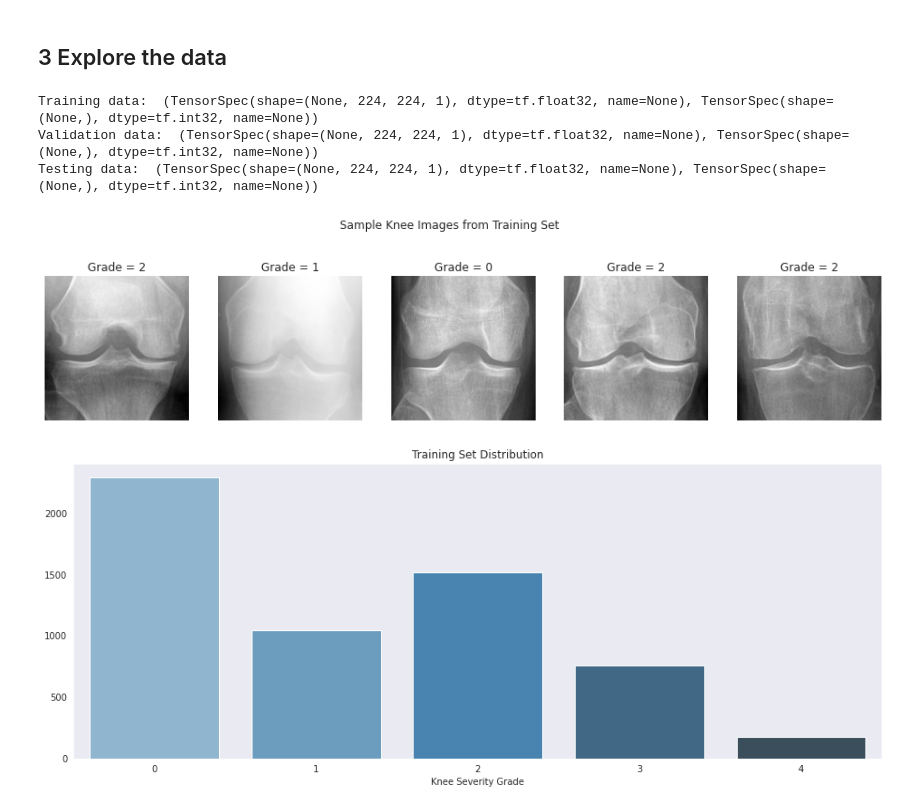
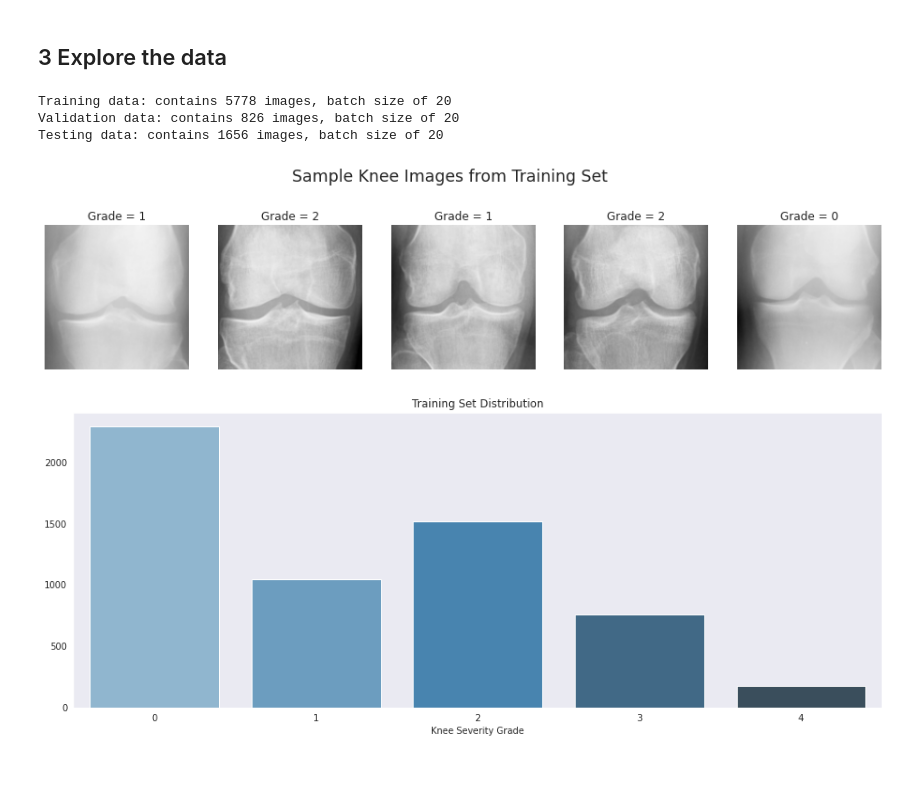
Before and after one commit to fontainelam/KneeOsteoarthritis, a Jupyter notebook: notebooks/Classifying_Knee_Images.ipynb, the cells around one changed output. Cells and saved outputs as stored; diff of their text form; code cells hidden in the pictures; blank space fills up the shorter version.

```diff
--- a/notebooks/Classifying_Knee_Images.ipynb
+++ b/notebooks/Classifying_Knee_Images.ipynb
@@ -114,0 +85,16 @@ Found 1656 files belonging to 5 classes.
+# %%
+batch_size = 20
+img_height = 150
+img_width = 150
+
+# note that we will rescale the data (1./255) as the first layer in the model
+datagen = ImageDataGenerator()
+
+def get_image_data_from_directory( dir_path, shuffle_param ):
+    return datagen.flow_from_directory(
+        dir_path,
+        target_size=(img_height, img_width),
+        batch_size=batch_size,
+        shuffle=shuffle_param,
+        class_mode='sparse',
+        interpolation='bilinear')
@@ -114,0 +103,2 @@ Found 1656 files belonging to 5 classes.
+# %%
+train_generator = get_image_data_from_directory(train_directory, True)
@@ -124,11 +130,3 @@ val_files = fetch_files_from_directory(val_directory)
 test_files = fetch_files_from_directory(test_directory)
 # %% [markdown]
 ## 3 Explore the data
-# %%
-print('Training data: ', train_dataset.element_spec)
-print('Validation data: ', val_dataset.element_spec)
-print('Testing data: ', test_dataset.element_spec)
-# %% [output]
-Training data:  (TensorSpec(shape=(None, 224, 224, 1), dtype=tf.float32, name=None), TensorSpec(shape=(None,), dtype=tf.int32, name=None))
-Validation data:  (TensorSpec(shape=(None, 224, 224, 1), dtype=tf.float32, name=None), TensorSpec(shape=(None,), dtype=tf.int32, name=None))
-Testing data:  (TensorSpec(shape=(None, 224, 224, 1), dtype=tf.float32, name=None), TensorSpec(shape=(None,), dtype=tf.int32, name=None))
@@ -137,11 +133,8 @@ sns.set_style("dark")
-# %%
-plt.figure(figsize=(16, 4))
-for images, labels in train_dataset.take(1):
-    for i in range(5):
-        ax = plt.subplot(1,5,i+1)
-        ax.axis('off')
-        plt.imshow(images[i].numpy().squeeze().astype('uint8'),cmap='gray')
-        ax.set_title('Grade = ' + str(labels[i].numpy()))
-_ = plt.suptitle('Sample Knee Images from Training Set')
-# %% [output]
-[figure, removed]
+# %%
+print('Training data: contains {} images, batch size of {}'.format(train_generator.n, train_generator.batch_size))
+print('Validation data: contains {} images, batch size of {}'.format(val_generator.n, val_generator.batch_size))
+print('Testing data: contains {} images, batch size of {}'.format(test_generator.n, test_generator.batch_size))
+# %% [output]
+Training data: contains 5778 images, batch size of 20
+Validation data: contains 826 images, batch size of 20
+Testing data: contains 1656 images, batch size of 20
@@ -148,3 +143,17 @@ _ = plt.suptitle('Sample Knee Images from Training Set')
+# %%
+plt.figure(figsize=(16, 4))
+for i in range(1):
+    images, labels = next(train_generator)
+    for i in range(5):
+        ax = plt.subplot(1,5,i+1)
+        ax.axis('off')
+        plt.imshow(images[i].squeeze().astype('uint8'),cmap='gray')
+        ax.set_title('Grade = ' + str(int(labels[i])))
+_ = plt.suptitle('Sample Knee Images from Training Set', size='xx-large')
+
+train_generator.reset()
+# %% [output]
+[figure, added]
 # %%
 def plot_distribution(set_of_files, title):
     f, ax = plt.subplots(figsize=(16,6))
```
Also changed, not shown: parts of 51 cells of this notebook, 1 other file.
